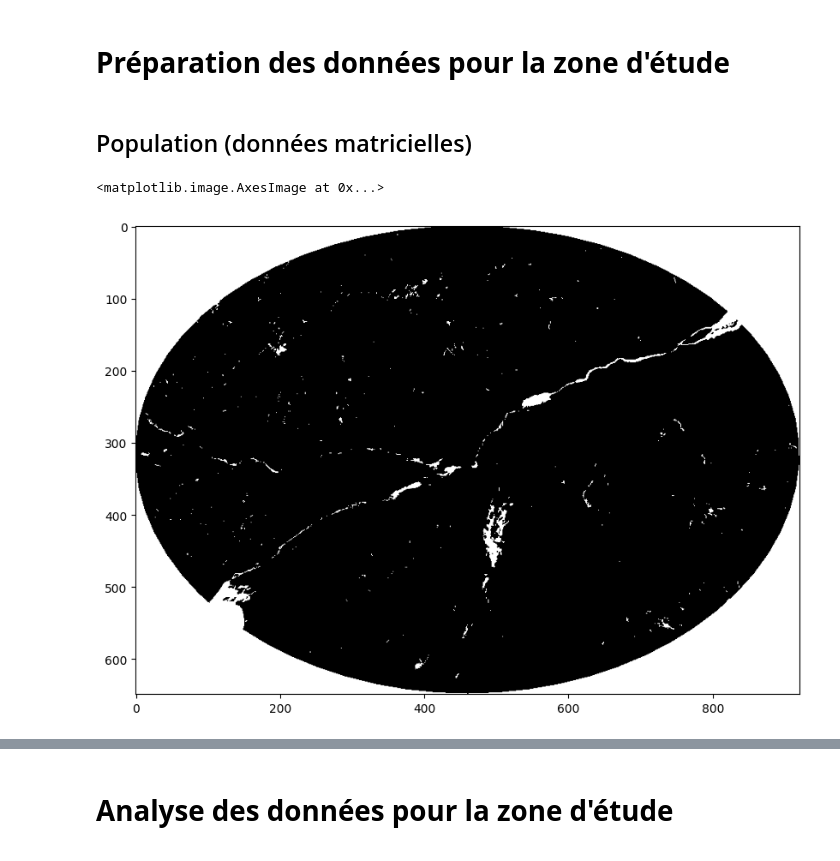
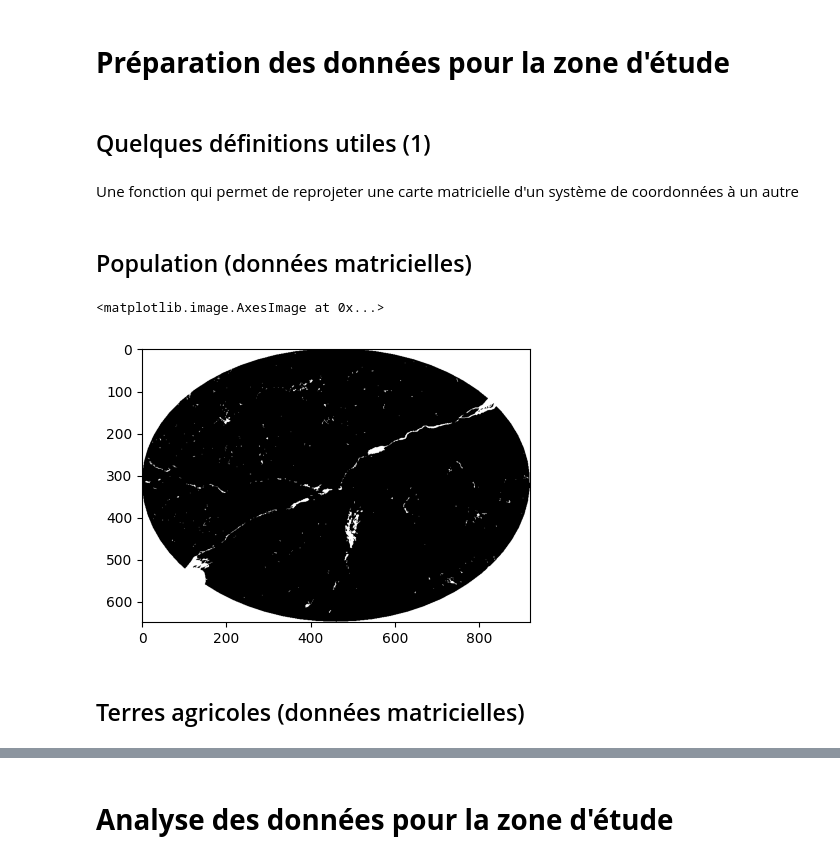
Before and after one commit to BastienBoucherat/geo6149, a Jupyter notebook: geo6149_projet.ipynb, the cells around one changed output, grey strips where cells are left out. Cells and saved outputs as stored; diff of their text form; code cells hidden in the pictures.

```diff
--- a/geo6149_projet.ipynb
+++ b/geo6149_projet.ipynb
@@ -341,16 +341,11 @@ study_area_center = urban_centers[urban_centers['Name']=='Montreal']
 
 # Create a study area around this center
 radius_km = 300
-study_area = study_area_center.buffer(radius_km*1000, resolution=16)
+study_area = study_area_center.buffer(radius_km*1e3, resolution=16)
 
 # Create geodataframe from geometry
 study_gdf = gpd.GeoDataFrame(geometry=study_area)
 
 # Provide the CRS with which is was created
 study_gdf.crs = study_crs
-
-# Save the geometry as geoJSON
-# geoJSON format requires EPSG:4326
-file_name = "study_area.geojson"
-study_gdf.to_crs(geo_crs).to_file(f'{output_folder}/{file_name}', driver='GeoJSON')
 # %% [markdown]
@@ -367,2 +369,6 @@ layer_1.set_axis_off()
 # %% [markdown]
 # **Préparation des données pour la zone d'étude**
+# %% [markdown]
+## Quelques définitions utiles (1)
+# %% [markdown]
+Une fonction qui permet de reprojeter une carte matricielle d'un système de coordonnées à un autre
@@ -400,8 +435,10 @@ with rasterio.open(data_folder + "/Population_study.tif", "w", **study_pop_metad
     dest.write(study_pop_np)
 # %%
 # Quick show of the clipped data according to the mask
-plt.figure(figsize = (10,10))
+plt.figure(figsize = (5,5))
 plt.imshow(study_pop_np[0], cmap='Greys')
 # %% [output]
 <matplotlib.image.AxesImage at 0x...>
-[figure, old version]
+[figure, new version]
+# %% [markdown]
+## Terres agricoles (données matricielles)
```
Also changed, not shown: parts of 19 cells of this notebook.
